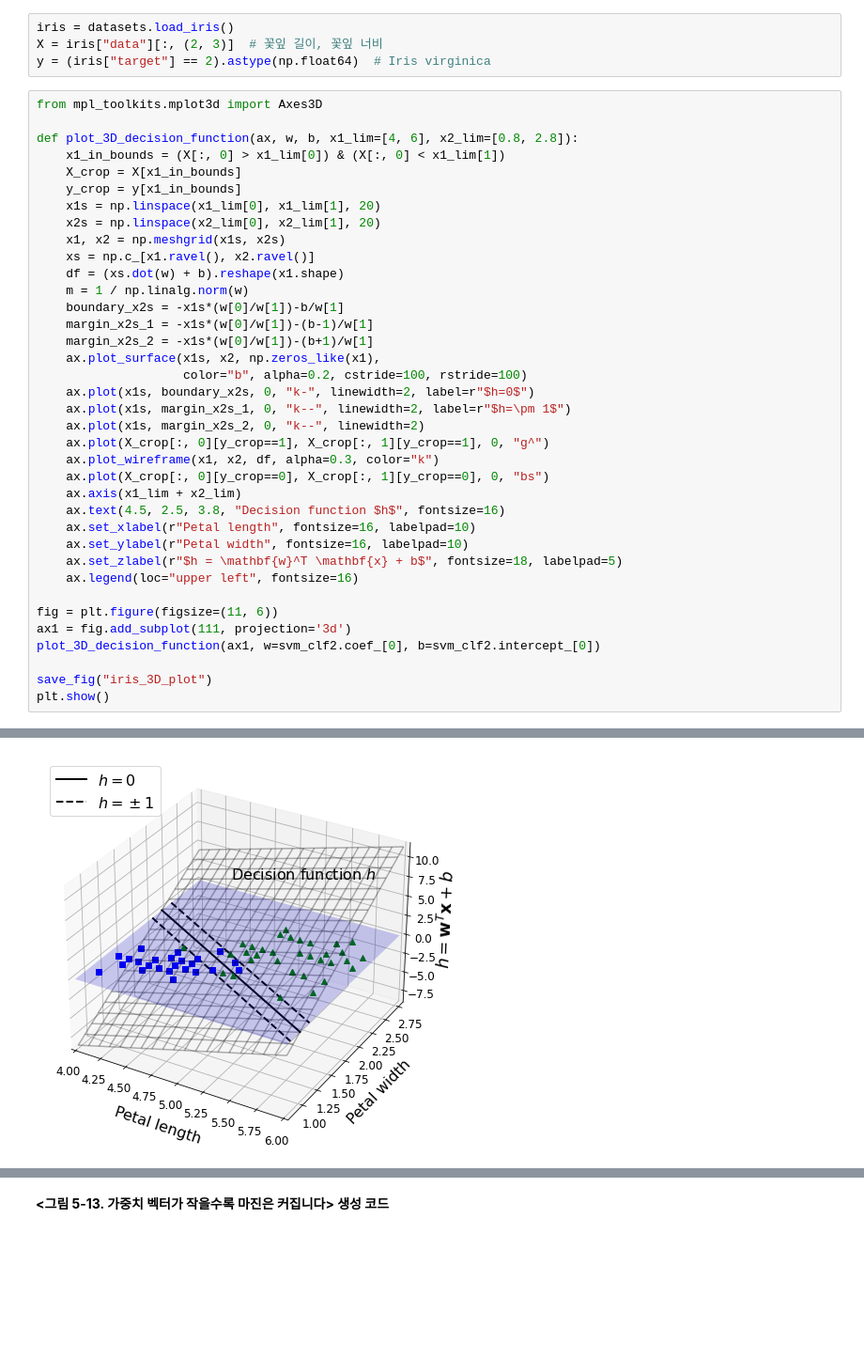
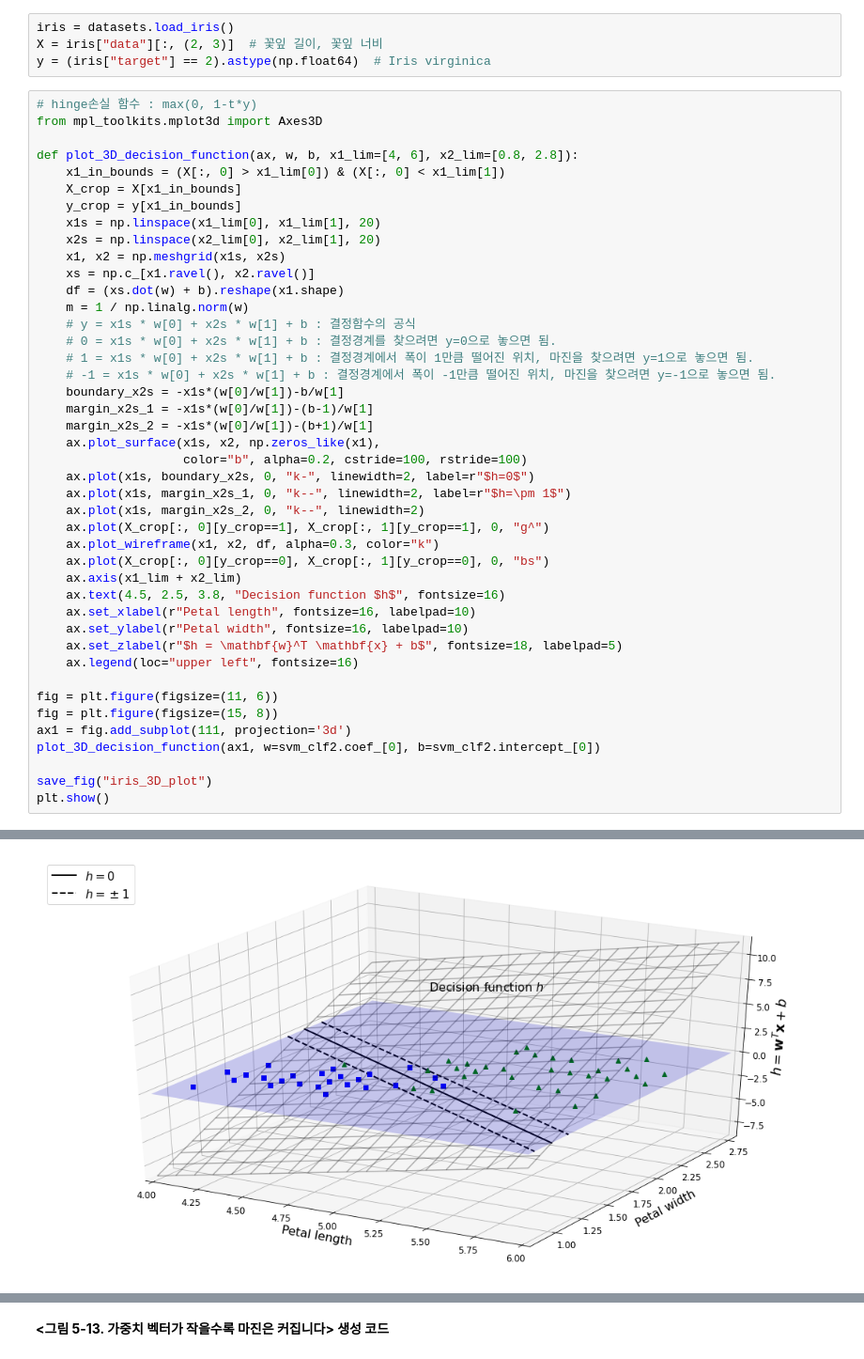
Before and after one commit to fasthill/Hands_on_ML2, a Jupyter notebook: 05_support_vector_machines.ipynb, the cells around one changed output, grey strips where cells are left out. Shown at 94% size. Cells and saved outputs as stored; diff of their text form; blank space fills up the shorter version.

```diff
--- a/05_support_vector_machines.ipynb
+++ b/05_support_vector_machines.ipynb
@@ -778,6 +778,7 @@ iris = datasets.load_iris()
 X = iris["data"][:, (2, 3)]  # 꽃잎 길이, 꽃잎 너비
 y = (iris["target"] == 2).astype(np.float64)  # Iris virginica
 # %%
+# hinge손실 함수 : max(0, 1-t*y)
 from mpl_toolkits.mplot3d import Axes3D
 
 def plot_3D_decision_function(ax, w, b, x1_lim=[4, 6], x2_lim=[0.8, 2.8]):
@@ -790,6 +791,10 @@ def plot_3D_decision_function(ax, w, b, x1_lim=[4, 6], x2_lim=[0.8, 2.8]):
     xs = np.c_[x1.ravel(), x2.ravel()]
     df = (xs.dot(w) + b).reshape(x1.shape)
     m = 1 / np.linalg.norm(w)
+    # y = x1s * w[0] + x2s * w[1] + b : 결정함수의 공식
+    # 0 = x1s * w[0] + x2s * w[1] + b : 결정경계를 찾으려면 y=0으로 놓으면 됨.
+    # 1 = x1s * w[0] + x2s * w[1] + b : 결정경계에서 폭이 1만큼 떨어진 위치, 마진을 찾으려면 y=1으로 놓으면 됨.
+    # -1 = x1s * w[0] + x2s * w[1] + b : 결정경계에서 폭이 -1만큼 떨어진 위치, 마진을 찾으려면 y=-1으로 놓으면 됨.
     boundary_x2s = -x1s*(w[0]/w[1])-b/w[1]
     margin_x2s_1 = -x1s*(w[0]/w[1])-(b-1)/w[1]
     margin_x2s_2 = -x1s*(w[0]/w[1])-(b+1)/w[1]
@@ -809,6 +814,7 @@ def plot_3D_decision_function(ax, w, b, x1_lim=[4, 6], x2_lim=[0.8, 2.8]):
     ax.legend(loc="upper left", fontsize=16)
 
 fig = plt.figure(figsize=(11, 6))
+fig = plt.figure(figsize=(15, 8))
 ax1 = fig.add_subplot(111, projection='3d')
 plot_3D_decision_function(ax1, w=svm_clf2.coef_[0], b=svm_clf2.intercept_[0])
 
@@ -819 +826 @@ plt.show()
-[figure, old version]
+[figure, new version]
```
Also changed, not shown: parts of 13 cells of this notebook.
